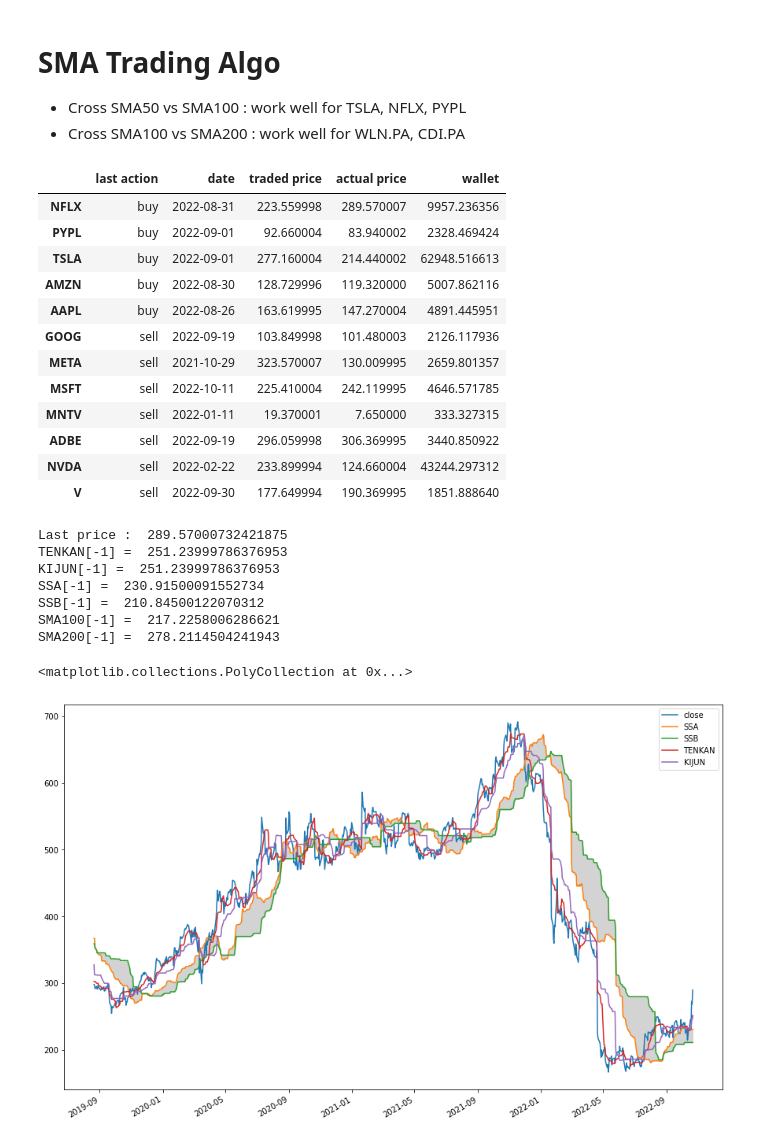
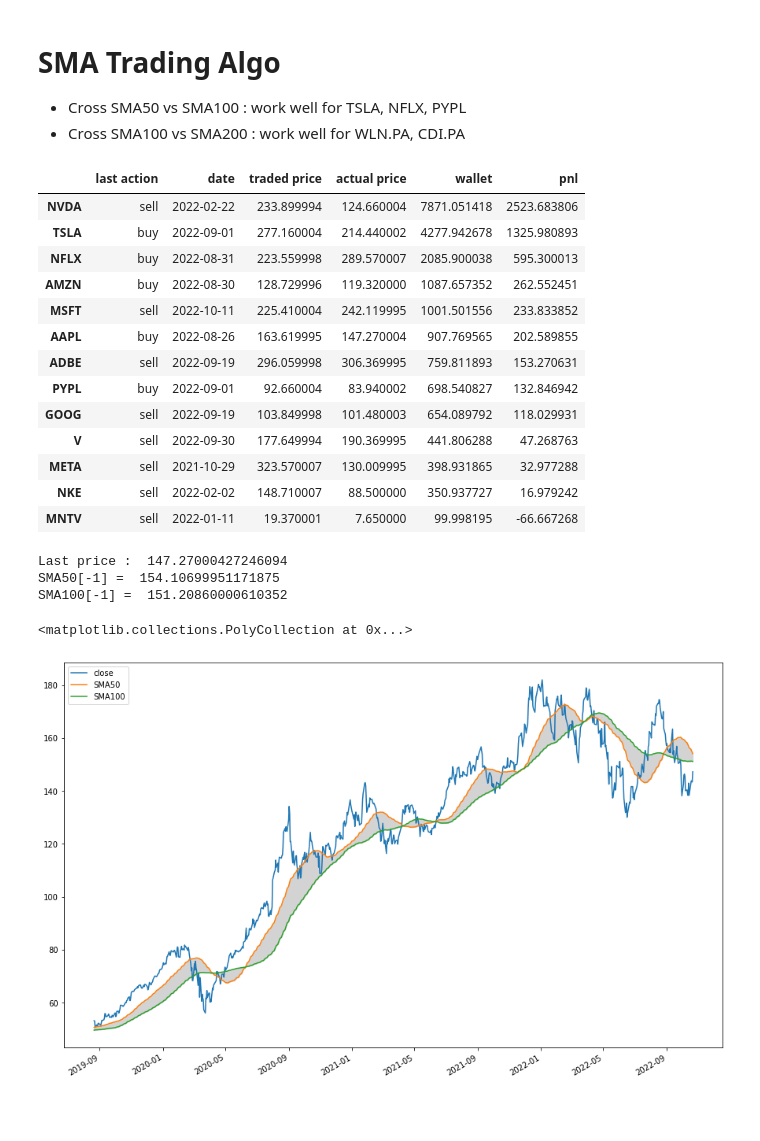
Before and after one commit to antonium85/stock-trading-analysis, a Jupyter notebook: stock_sma50vs100_algo.ipynb, the cells around one changed output. Drawn from its saved outputs; the diff is of its cells as text; code cells hidden in the pictures; blank space fills up the shorter version.

```diff
--- a/stock_sma50vs100_algo.ipynb
+++ b/stock_sma50vs100_algo.ipynb
@@ -50,7 +50,7 @@ def get_historical_datas(ticker, interval):
     end_date = datetime.today()
   elif interval == '1wk':
     end_date = datetime.today() #- timedelta(1)
-  start_date = end_date - timedelta(365*10)
+  start_date = end_date - timedelta(365*8)
 
   #print("End date = ", end_date.strftime('%d-%m-%Y'))
   #print("Start date = ", start_date.strftime('%d-%m-%Y'))
@@ -75,7 +75,7 @@ def get_historical_datas(ticker, interval):
 #print("End date = ", end_date.strftime('%d-%m-%Y'))
 #print("Start date = ", start_date.strftime('%d-%m-%Y'))
 
-ticker_list = ["NFLX","PYPL","TSLA","AMZN","AAPL","GOOG","META","MSFT","MNTV","ADBE","NVDA","V"]
+ticker_list = ["NFLX","PYPL","TSLA","AMZN","AAPL","GOOG","META","MSFT","MNTV","ADBE","NVDA","V","NKE"]
 
 historical_datas = {}
 weekly_historical_datas = {}
@@ -102,13 +103,13 @@ V
 *   Cross SMA50 vs SMA100 : work well for TSLA, NFLX, PYPL
 *   Cross SMA100 vs SMA200 : work well for WLN.PA, CDI.PA
 # %%
-dt = pd.DataFrame(columns = ['last action', 'date', 'traded price','actual price','wallet'])
+dt = pd.DataFrame(columns = ['last action', 'date', 'traded price','actual price','wallet','pnl'])
 result = dict()
 lastAction=''
 lastIndex = ''
 lastPrice = ''
 for ticker in ticker_list:
-  usd = 1000
+  usd = 300
   share = 0
 
   df = historical_datas[ticker].copy()
@@ -131,51 +132,46 @@ for ticker in ticker_list:
 
   finalResult = usd + share * df['close'].iloc[-1]
   result[ticker] = finalResult
+  pnl = (finalResult - 300)/300 * 100
 
-  myrow = pd.DataFrame({'last action':lastAction,'date':lastIndex,'traded price':lastPrice,'actual price':df['close'].iloc[-1],'wallet':finalResult},index=[ticker])
+  myrow = pd.DataFrame({'last action':lastAction,'date':lastIndex,'traded price':lastPrice,'actual price':df['close'].iloc[-1],'wallet':finalResult,'pnl':pnl},index=[ticker])
   dt = pd.concat([dt,myrow])
   #print("Final result for ",ticker,' : ',finalResult,'$')
   #print('Ticker ',ticker,' last action ',lastAction,' date :',lastIndex,' price : ',lastPrice)
 
-dt
+dt.sort_values(by="pnl",ascending=False)
 # %% [output]
-|  | last action | date | traded price | actual price | wallet |
-| NFLX | buy | 2022-08-31 | 223.559998 | 289.570007 | 9957.236356 |
-| PYPL | buy | 2022-09-01 | 92.660004 | 83.940002 | 2328.469424 |
-| TSLA | buy | 2022-09-01 | 277.160004 | 214.440002 | 62948.516613 |
-| AMZN | buy | 2022-08-30 | 128.729996 | 119.320000 | 5007.862116 |
-| AAPL | buy | 2022-08-26 | 163.619995 | 147.270004 | 4891.445951 |
-| GOOG | sell | 2022-09-19 | 103.849998 | 101.480003 | 2126.117936 |
-| META | sell | 2021-10-29 | 323.570007 | 130.009995 | 2659.801357 |
-| MSFT | sell | 2022-10-11 | 225.410004 | 242.119995 | 4646.571785 |
-| MNTV | sell | 2022-01-11 | 19.370001 | 7.650000 | 333.327315 |
-| ADBE | sell | 2022-09-19 | 296.059998 | 306.369995 | 3440.850922 |
-| NVDA | sell | 2022-02-22 | 233.899994 | 124.660004 | 43244.297312 |
-| V | sell | 2022-09-30 | 177.649994 | 190.369995 | 1851.888640 |
+|  | last action | date | traded price | actual price | wallet | pnl |
+| NVDA | sell | 2022-02-22 | 233.899994 | 124.660004 | 7871.051418 | 2523.683806 |
+| TSLA | buy | 2022-09-01 | 277.160004 | 214.440002 | 4277.942678 | 1325.980893 |
+| NFLX | buy | 2022-08-31 | 223.559998 | 289.570007 | 2085.900038 | 595.300013 |
+| AMZN | buy | 2022-08-30 | 128.729996 | 119.320000 | 1087.657352 | 262.552451 |
+| MSFT | sell | 2022-10-11 | 225.410004 | 242.119995 | 1001.501556 | 233.833852 |
+| AAPL | buy | 2022-08-26 | 163.619995 | 147.270004 | 907.769565 | 202.589855 |
+| ADBE | sell | 2022-09-19 | 296.059998 | 306.369995 | 759.811893 | 153.270631 |
+| PYPL | buy | 2022-09-01 | 92.660004 | 83.940002 | 698.540827 | 132.846942 |
+| GOOG | sell | 2022-09-19 | 103.849998 | 101.480003 | 654.089792 | 118.029931 |
+| V | sell | 2022-09-30 | 177.649994 | 190.369995 | 441.806288 | 47.268763 |
+| META | sell | 2021-10-29 | 323.570007 | 130.009995 | 398.931865 | 32.977288 |
+| NKE | sell | 2022-02-02 | 148.710007 | 88.500000 | 350.937727 | 16.979242 |
+| MNTV | sell | 2022-01-11 | 19.370001 | 7.650000 | 99.998195 | -66.667268 |
 # %%
 import matplotlib
 
-ticker_test = 'NFLX'
+ticker_test = 'AAPL'
 
 print('Last price : ',historical_datas[ticker_test]['close'].iloc[-1])
-print('TENKAN[-1] = ',historical_datas[ticker_test]['TENKAN'].iloc[-1])
-print('KIJUN[-1] = ',historical_datas[ticker_test]['KIJUN'].iloc[-1])
-print('SSA[-1] = ',historical_datas[ticker_test]['SSA'].iloc[-1])
-print('SSB[-1] = ',historical_datas[ticker_test]['SSB'].iloc[-1])
+
+print('SMA50[-1] = ',historical_datas[ticker_test]['SMA50'].iloc[-1])
 print('SMA100[-1] = ',historical_datas[ticker_test]['SMA100'].iloc[-1])
-print('SMA200[-1] = ',historical_datas[ticker_test]['SMA200'].iloc[-1])
 
 #df[['close','SSA','SSB']].iloc[-600:].plot(figsize=(20,10))
-tmp = historical_datas[ticker_test][['close','SSA','SSB','TENKAN','KIJUN']].tail(800)
+tmp = historical_datas[ticker_test][['close','SMA50','SMA100']].tail(800)
 a1 = tmp.plot(figsize=(15,10))
-a1.fill_between(tmp.index, tmp.SSA, tmp.SSB,color='lightgrey')
+a1.fill_between(tmp.index, tmp.SMA50, tmp.SMA100,color='lightgrey')
 # %% [output]
-Last price :  289.57000732421875
-TENKAN[-1] =  251.23999786376953
-KIJUN[-1] =  251.23999786376953
-SSA[-1] =  230.91500091552734
-SSB[-1] =  210.84500122070312
-SMA100[-1] =  217.2258006286621
-SMA200[-1] =  278.2114504241943
+Last price :  147.27000427246094
+SMA50[-1] =  154.10699951171875
+SMA100[-1] =  151.20860000610352
 <matplotlib.collections.PolyCollection at 0x...>
-[figure, old version]
+[figure, new version]
```
Also changed, not shown: parts of 3 cells of this notebook.
